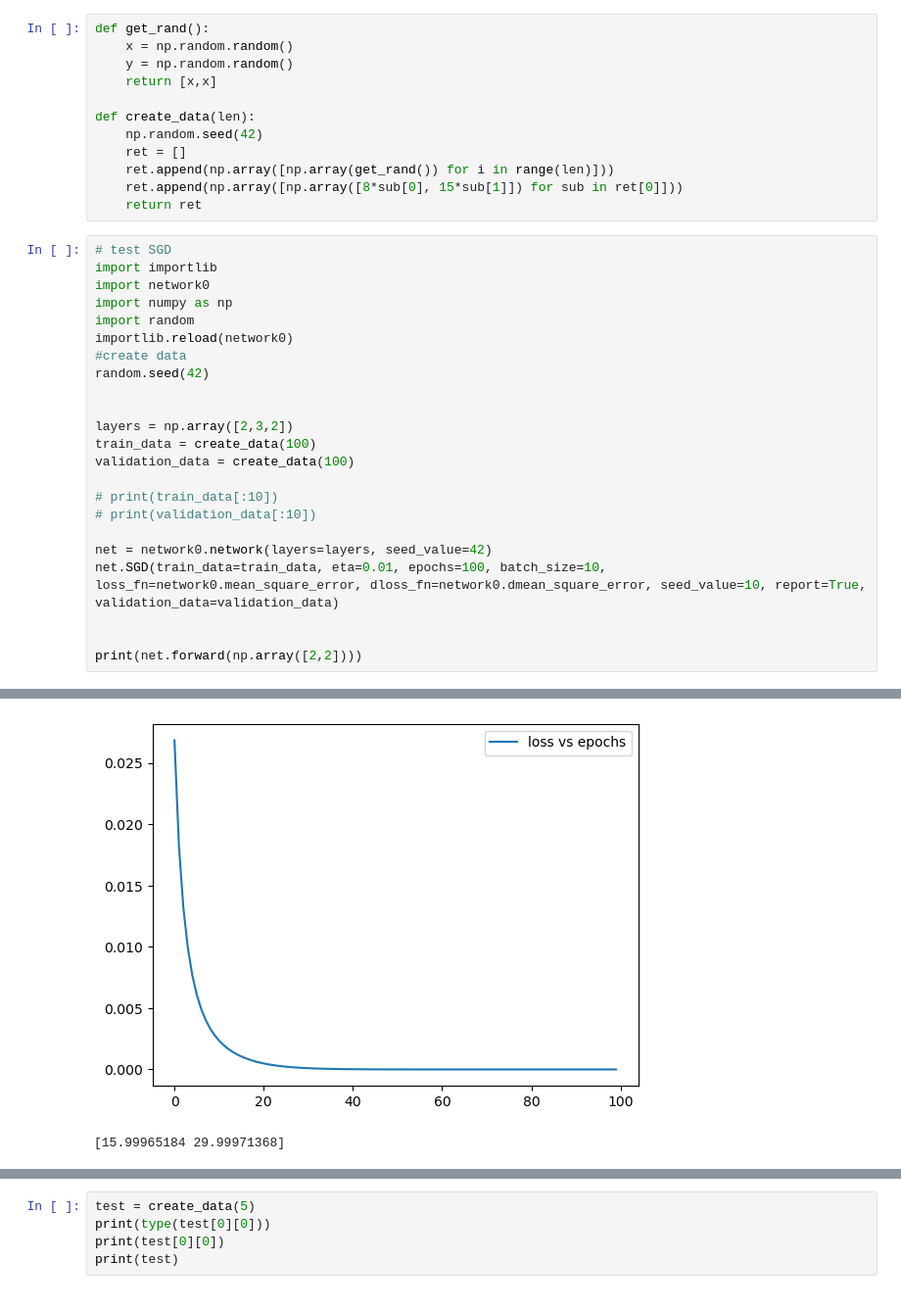
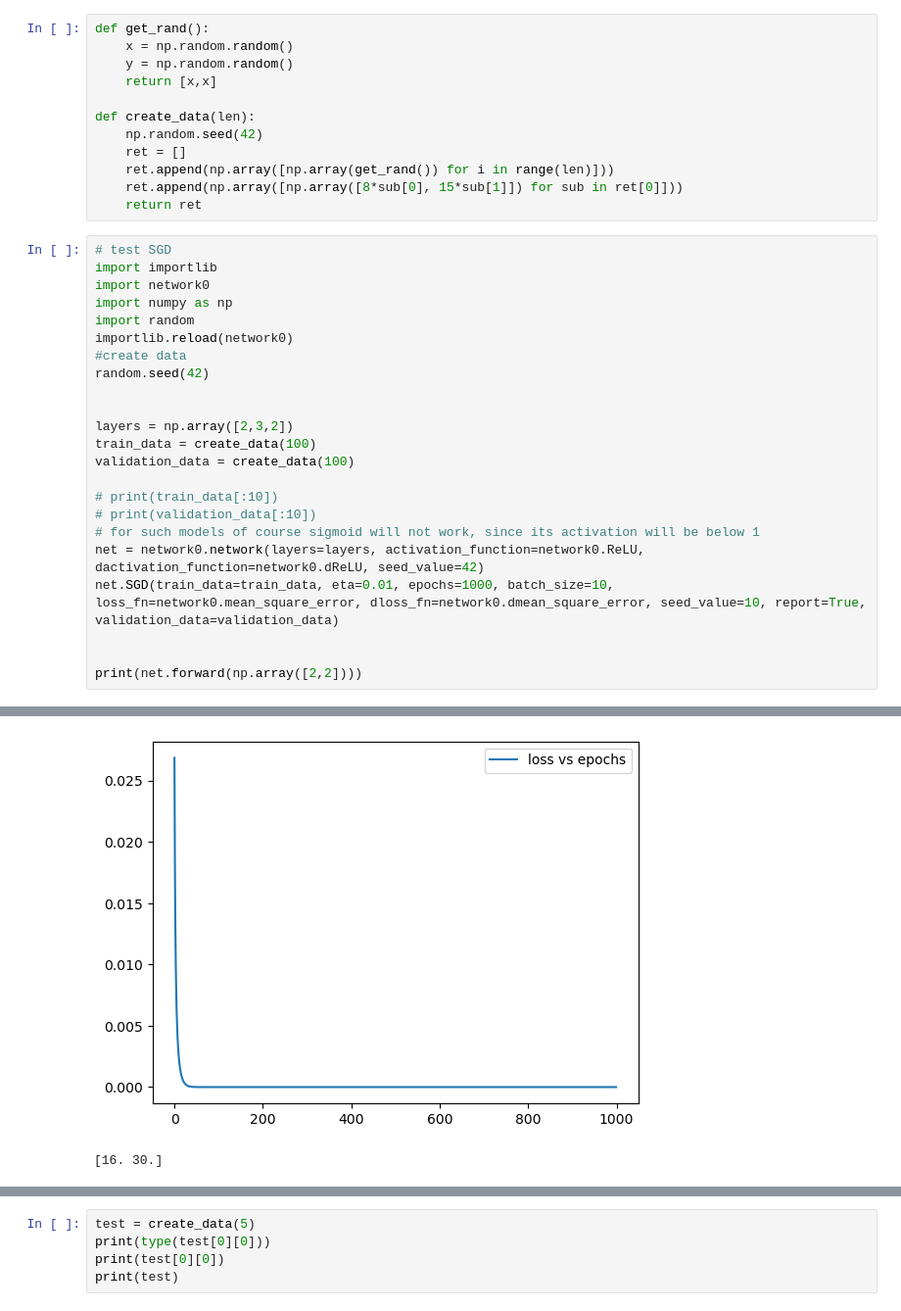
Before and after one commit to paulkroe/DigitClassification-MNIST, a Jupyter notebook: linear_function_model.ipynb, the cells around one changed output, grey strips where cells are left out. Shown: that part at 98% size. Saved outputs shown, nothing was run; the diff lists cells and outputs as text.

```diff
--- a/linear_function_model.ipynb
+++ b/linear_function_model.ipynb
@@ -53,9 +53,9 @@ validation_data = create_data(100)
 
 # print(train_data[:10])
 # print(validation_data[:10])
-
-net = network0.network(layers=layers, seed_value=42)
-net.SGD(train_data=train_data, eta=0.01, epochs=100, batch_size=10, loss_fn=network0.mean_square_error, dloss_fn=network0.dmean_square_error, seed_value=10, report=True, validation_data=validation_data)
+# for such models of course sigmoid will not work, since its activation will be below 1
+net = network0.network(layers=layers, activation_function=network0.ReLU, dactivation_function=network0.dReLU, seed_value=42)
+net.SGD(train_data=train_data, eta=0.01, epochs=1000, batch_size=10, loss_fn=network0.mean_square_error, dloss_fn=network0.dmean_square_error, seed_value=10, report=True, validation_data=validation_data)
 
 
 print(net.forward(np.array([2,2])))
@@ -80,2 +80,2 @@ epoch: 99 | loss: 1.0600916108107937e-09
-[figure, old version]
+[figure, new version]
-[15.99965184 29.99971368]
+[16. 30.]
```
Also changed, not shown: parts of 6 cells of this notebook, 7 other files.
